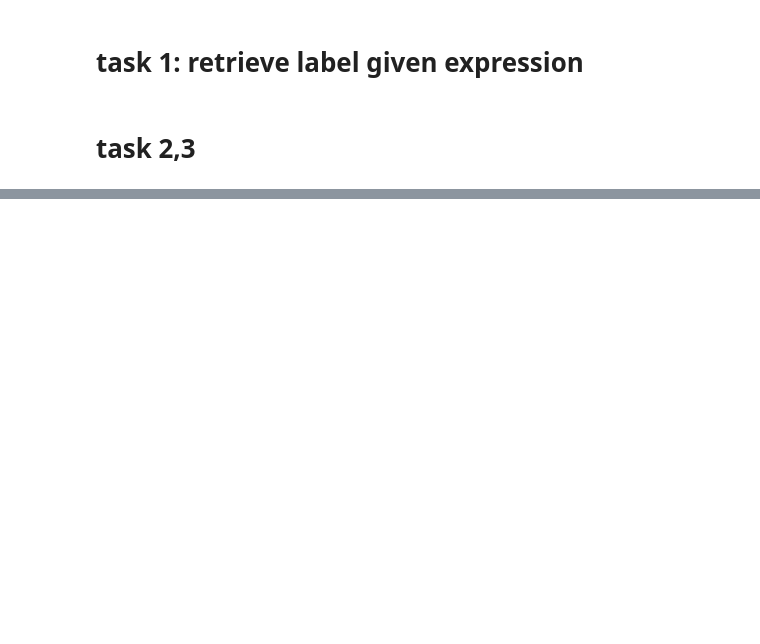
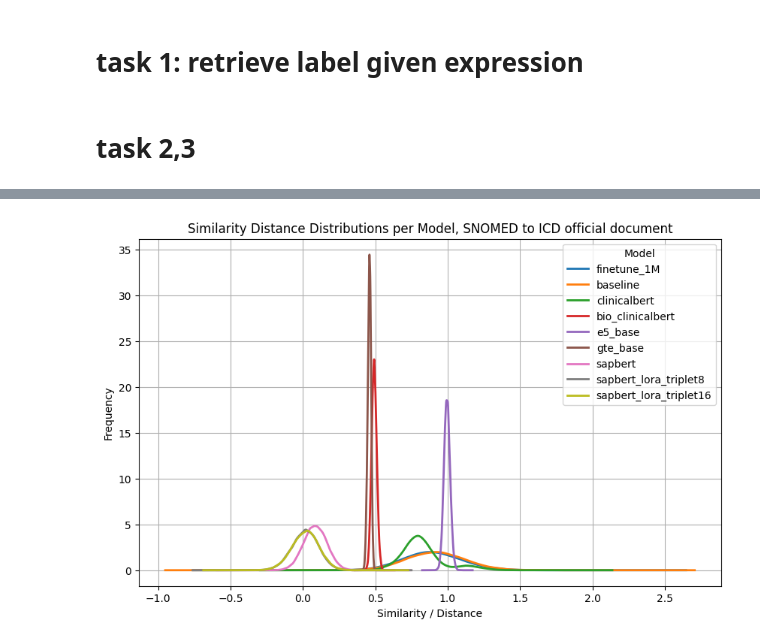
Before and after one commit to yy-suisse/vector-quantize-pytorch, a Jupyter notebook: 4.bis.evaluation.ipynb, the cells around one changed output, grey strips where cells are left out. Saved outputs shown, nothing was run; the diff lists cells and outputs as text; code cells hidden in the pictures; blank space fills up the shorter version.

```diff
--- a/4.bis.evaluation.ipynb
+++ b/4.bis.evaluation.ipynb
@@ -18,6 +21,7 @@ FILE_CONFIG = {
     "training_triplet_idx": "D:/lora_finetune_eval/basic_info/training_anchor_idx_1M.parquet",
 
     "icd_snomed" : "D:/lora_finetune_eval/icd_snomed/",
+    "benchmark": "D:/lora_finetune_eval/benchmark_jamil/",
 
     "embedding_save_path": "D:/lora_finetune_eval/embedding_by_model/",
     "syn_embedding_save_path": "D:/lora_finetune_eval/syn_embedding_by_model/",
@@ -129,0 +251,4 @@ mrrs_2_exp
+# %%
+pl.DataFrame({"model": models_6, "mrr_6_exp": mrrs_6_exp, "mrr_6_label": mrrs_6_label}).write_csv(FILE_CONFIG["result_save_path"] + "mrr_6.csv")
+with open(FILE_CONFIG["result_save_path"] + "ranks_6.pkl", 'wb') as f:
+     pickle.dump(ranks_6, f)
@@ -129,0 +283,13 @@ mrrs_2_exp
+# %%
+snomed_info = pl.read_csv(FILE_CONFIG['icd_snomed']+ "snomed_info.csv")
+icd_info = pl.read_csv(FILE_CONFIG['icd_snomed']+ "icd_info.csv")
+with open(FILE_CONFIG['icd_snomed'] + "icd_snomed_mappings.pkl", "rb") as f:
+    loaded_mappings = pickle.load(f)
+
+# Access individual mappings like:
+id2snomed = loaded_mappings["id2snomed"]
+id2icd = loaded_mappings["id2icd"]
+snomed2id = loaded_mappings["snomed2id"]
+icd2id = loaded_mappings["icd2id"]
+icd2snomed = loaded_mappings["icd2snomed"]
+snomed2icd = loaded_mappings["snomed2icd"]
@@ -129,0 +309,15 @@ mrrs_2_exp
+# %%
+models_sim_distance_s2i = {}
+models_sim_distance_i2s = {}
+
+for model_key in model_names:
+    if os.path.exists(FILE_CONFIG["embedding_icd_snomed_save_path"] + model_key + ".pt"):
+        print(f"Evaluating {model_key}...")
+        embeddings = torch.load(FILE_CONFIG['embedding_icd_snomed_save_path'] + model_key + ".pt")
+        embedding_icd = embeddings['icd_embeddings']
+        embedding_snomed = embeddings['snomed_embeddings']
+        sim_score_i2s = get_similarity_score_icd2snomed(embedding_icd, embedding_snomed, icd2snomed)
+        sim_score_s2i = get_similarity_score_snomed2icd(embedding_icd, embedding_snomed, snomed2icd)
+
+        models_sim_distance_s2i[model_key] = sim_score_s2i
+        models_sim_distance_i2s[model_key] = sim_score_i2s
@@ -129,0 +334,12 @@ mrrs_2_exp
+# %%
+df_sim_distance = pd.DataFrame(models_sim_distance_s2i)
+df_sim_distance.to_csv(FILE_CONFIG['result_save_path'] + "similarity distance SNOMED to ICD by model.csv")
+df_sim_distance.plot(kind="kde", figsize=(10, 6), linewidth=2)
+plt.title("Similarity Distance Distributions per Model, SNOMED to ICD official document")
+plt.xlabel("Similarity / Distance")
+plt.ylabel("Frequency")
+plt.legend(title="Model")
+plt.grid(True)
+plt.show()
+# %% [output]
+[figure, added]
```
Also changed, not shown: parts of 24 cells of this notebook, 3 other files.
